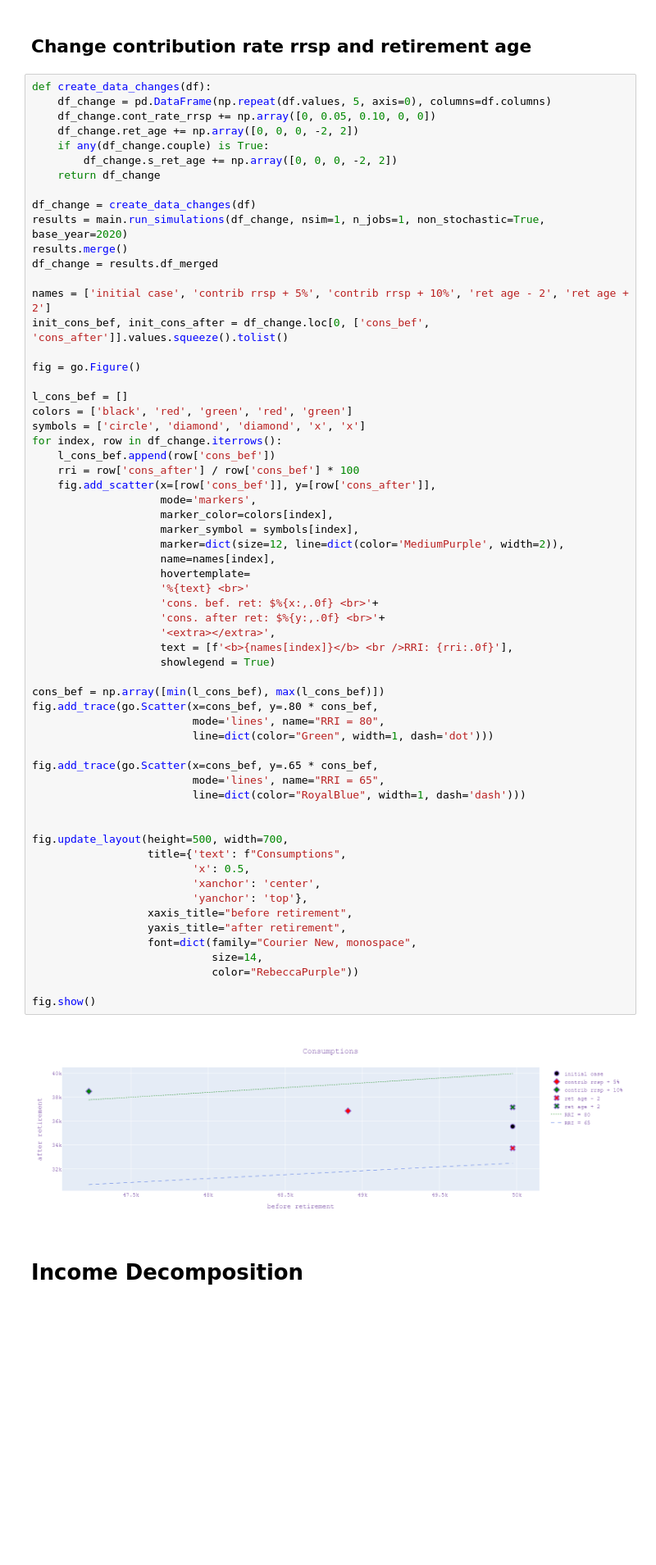
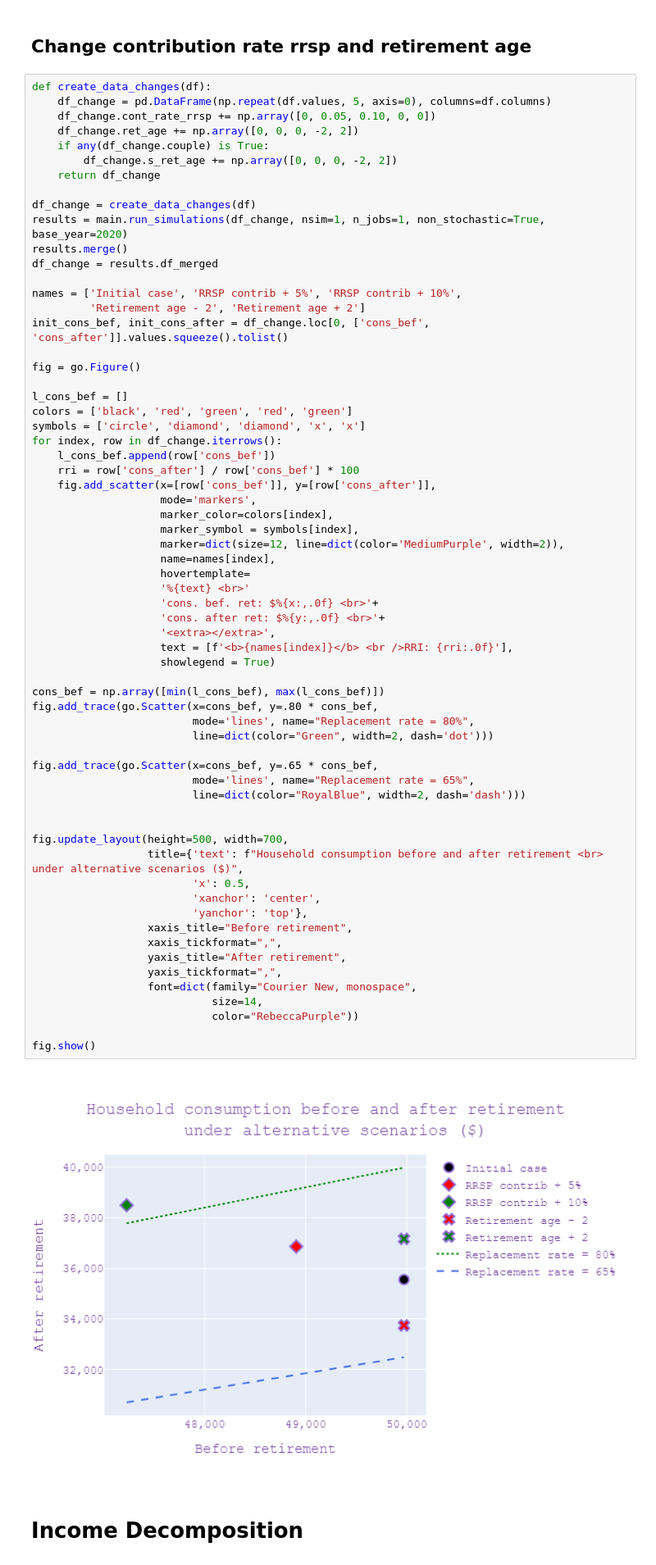
Before and after one commit to prabodhw96/CPI_HEC, a Jupyter notebook: figures_simulator.ipynb, the cells around one changed output. Shown at 82% size. Saved outputs shown, nothing was run; the diff lists cells and outputs as text; blank space fills up the shorter version.

```diff
--- a/figures_simulator.ipynb
+++ b/figures_simulator.ipynb
@@ -101,7 +104,8 @@ results = main.run_simulations(df_change, nsim=1, n_jobs=1, non_stochastic=True,
 results.merge()
 df_change = results.df_merged
 
-names = ['initial case', 'contrib rrsp + 5%', 'contrib rrsp + 10%', 'ret age - 2', 'ret age + 2']
+names = ['Initial case', 'RRSP contrib + 5%', 'RRSP contrib + 10%',
+         'Retirement age - 2', 'Retirement age + 2']
 init_cons_bef, init_cons_after = df_change.loc[0, ['cons_bef', 'cons_after']].values.squeeze().tolist()
 
 fig = go.Figure()
@@ -115,41 +119,43 @@ for index, row in df_change.iterrows():
     fig.add_scatter(x=[row['cons_bef']], y=[row['cons_after']],
                     mode='markers',
                     marker_color=colors[index],
                     marker_symbol = symbols[index],
                     marker=dict(size=12, line=dict(color='MediumPurple', width=2)),
                     name=names[index],
                     hovertemplate=
                     '%{text} <br>'
                     'cons. bef. ret: $%{x:,.0f} <br>'+
                     'cons. after ret: $%{y:,.0f} <br>'+
                     '<extra></extra>',
                     text = [f'<b>{names[index]}</b> <br />RRI: {rri:.0f}'],
                     showlegend = True)
 
 cons_bef = np.array([min(l_cons_bef), max(l_cons_bef)])
 fig.add_trace(go.Scatter(x=cons_bef, y=.80 * cons_bef,
-                         mode='lines', name="RRI = 80",
-                         line=dict(color="Green", width=1, dash='dot')))
+                         mode='lines', name="Replacement rate = 80%",
+                         line=dict(color="Green", width=2, dash='dot')))
 
 fig.add_trace(go.Scatter(x=cons_bef, y=.65 * cons_bef,
-                         mode='lines', name="RRI = 65",
-                         line=dict(color="RoyalBlue", width=1, dash='dash')))
+                         mode='lines', name="Replacement rate = 65%",
+                         line=dict(color="RoyalBlue", width=2, dash='dash')))
 
 
 fig.update_layout(height=500, width=700,
-                  title={'text': f"Consumptions",
+                  title={'text': f"Household consumption before and after retirement <br> under alternative scenarios ($)",
                          'x': 0.5,
                          'xanchor': 'center',
                          'yanchor': 'top'},
-                  xaxis_title="before retirement",
-                  yaxis_title="after retirement",
+                  xaxis_title="Before retirement",
+                  xaxis_tickformat=",",
+                  yaxis_title="After retirement",
+                  yaxis_tickformat=",",
                   font=dict(family="Courier New, monospace",
                             size=14,
                             color="RebeccaPurple"))
 
 fig.show()
 # %% [output]
-[figure, old version]
+[figure, new version]
 # %% [markdown]
 # Income Decomposition
 # %%
```
Also changed, not shown: parts of 2 cells of this notebook, 1 other file.
